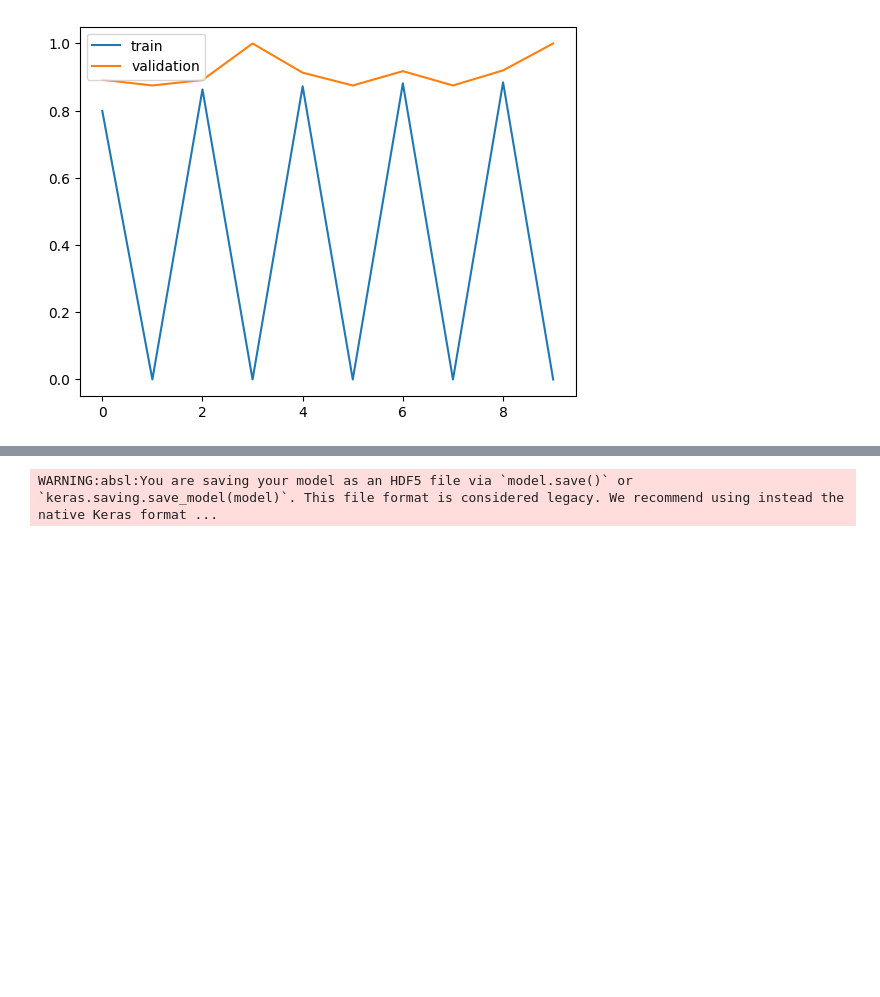
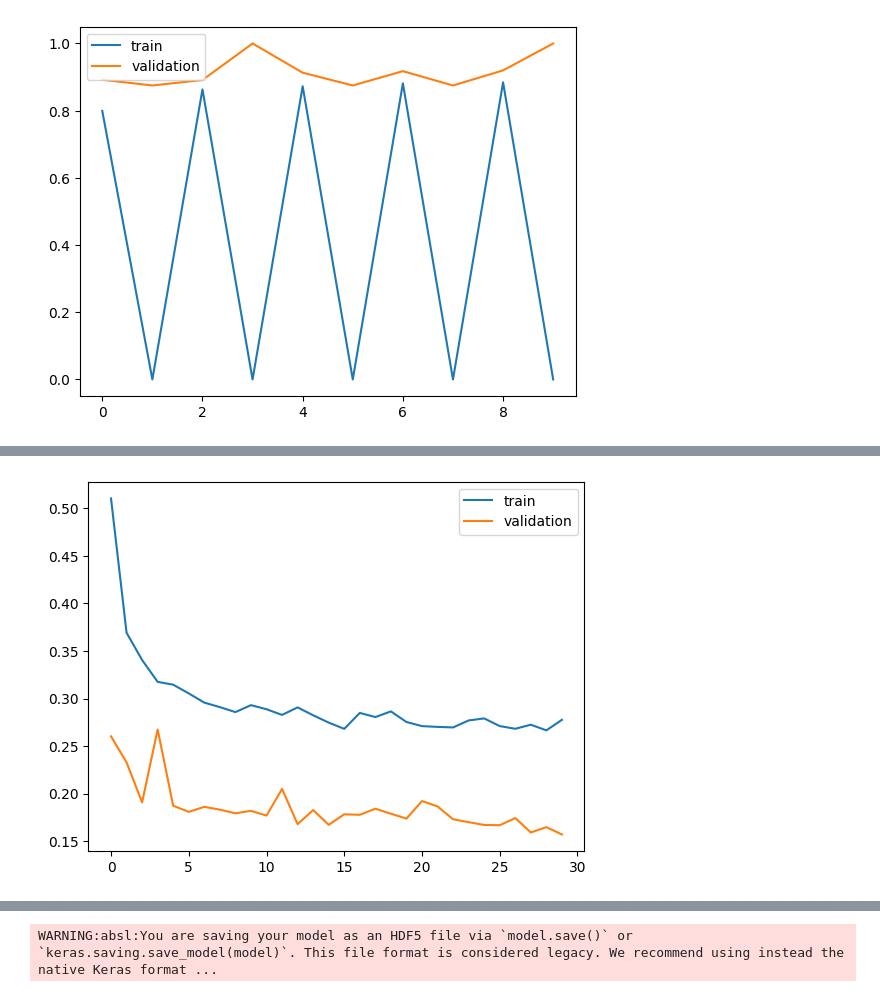
Before and after one commit to dipanjanpathak/Dog-vs-Cat-Classifier, a Jupyter notebook: cat_vs_dog.ipynb, the cells around one changed output, grey strips where cells are left out. Cells and saved outputs as stored; diff of their text form; code cells hidden in the pictures; blank space fills up the shorter version.

Commit message:
updated plot

```diff
--- a/cat_vs_dog.ipynb
+++ b/cat_vs_dog.ipynb
@@ -523,0 +523,7 @@ Epoch 30/30
+# %%
+plt.plot(history.history['loss'], label = 'train')
+plt.plot(history.history['val_loss'], label = 'validation')
+plt.legend()
+plt.show()
+# %% [output]
+[figure, added]
```
Also changed, not shown: parts of 6 cells of this notebook, 2 other files.
